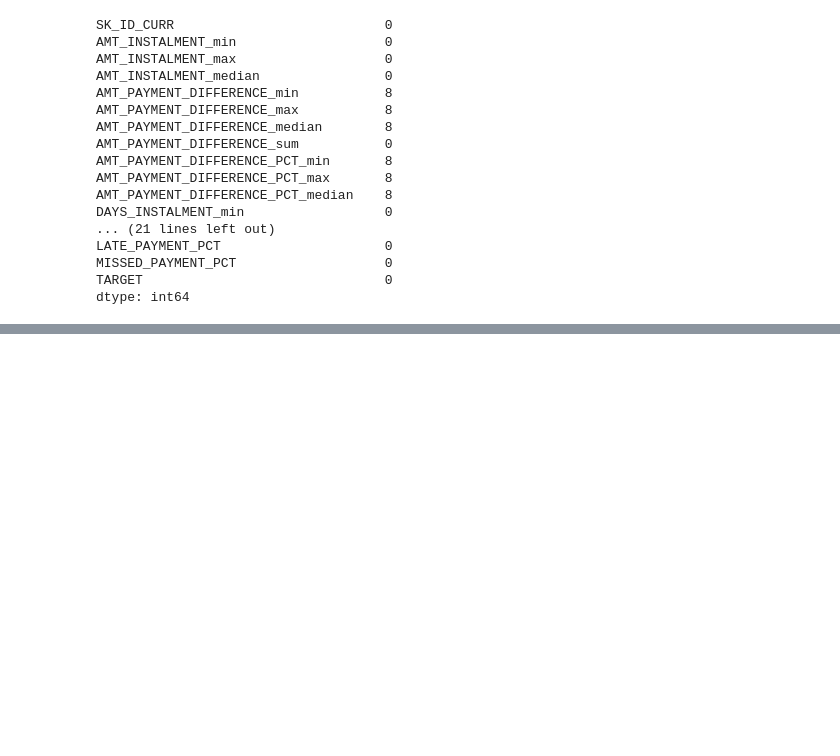
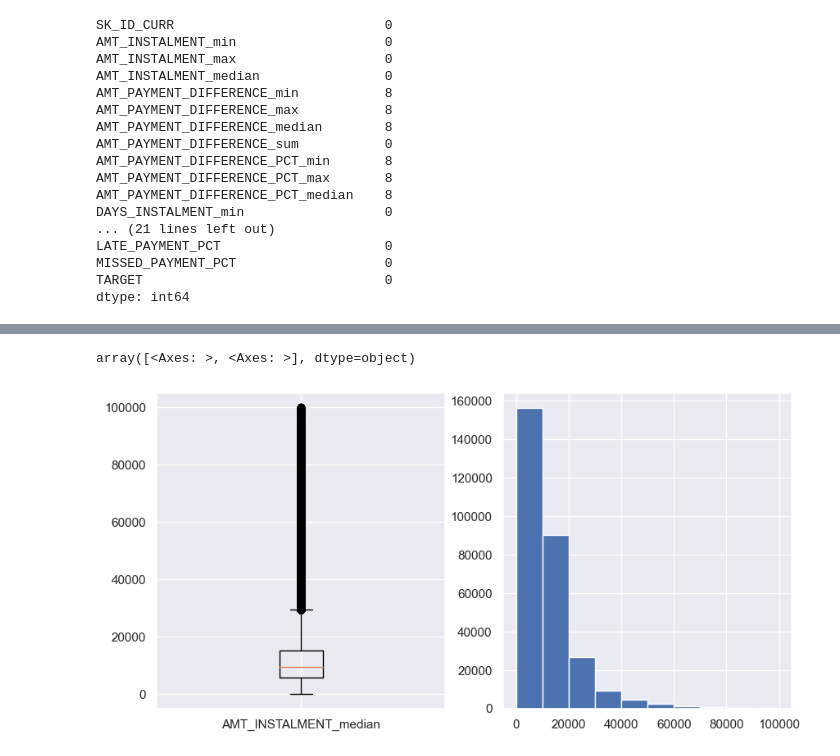
Before and after one commit to seg-fault123/bdm_project, a Jupyter notebook: instalments.ipynb, the cells around one changed output, grey strips where cells are left out. Drawn from its saved outputs; the diff is of its cells as text; code cells hidden in the pictures; blank space fills up the shorter version.

```diff
--- a/instalments.ipynb
+++ b/instalments.ipynb
@@ -195,0 +333,5 @@ dtype: int64
+# %%
+plot_hist_box(good_frame, 'AMT_INSTALMENT_median')
+# %% [output]
+array([<Axes: >, <Axes: >], dtype=object)
+[figure, added]
```
Also changed, not shown: parts of 106 cells of this notebook, 1 other file.
